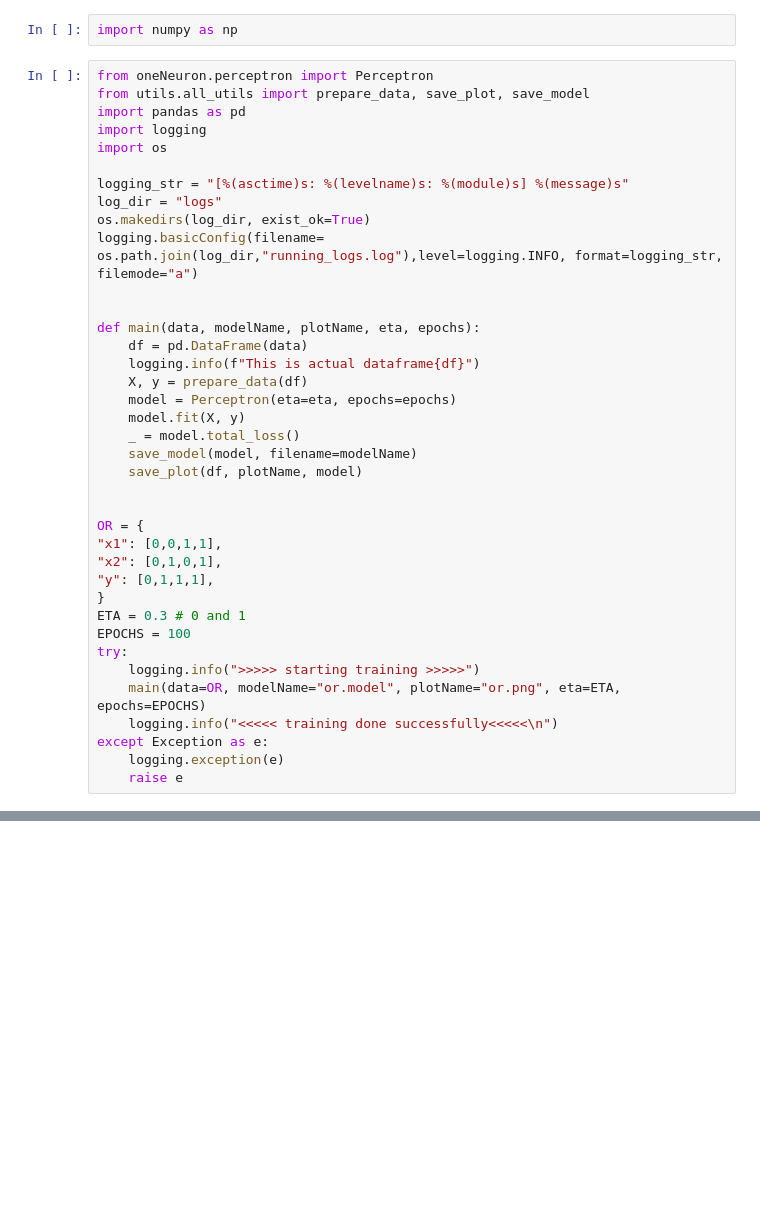
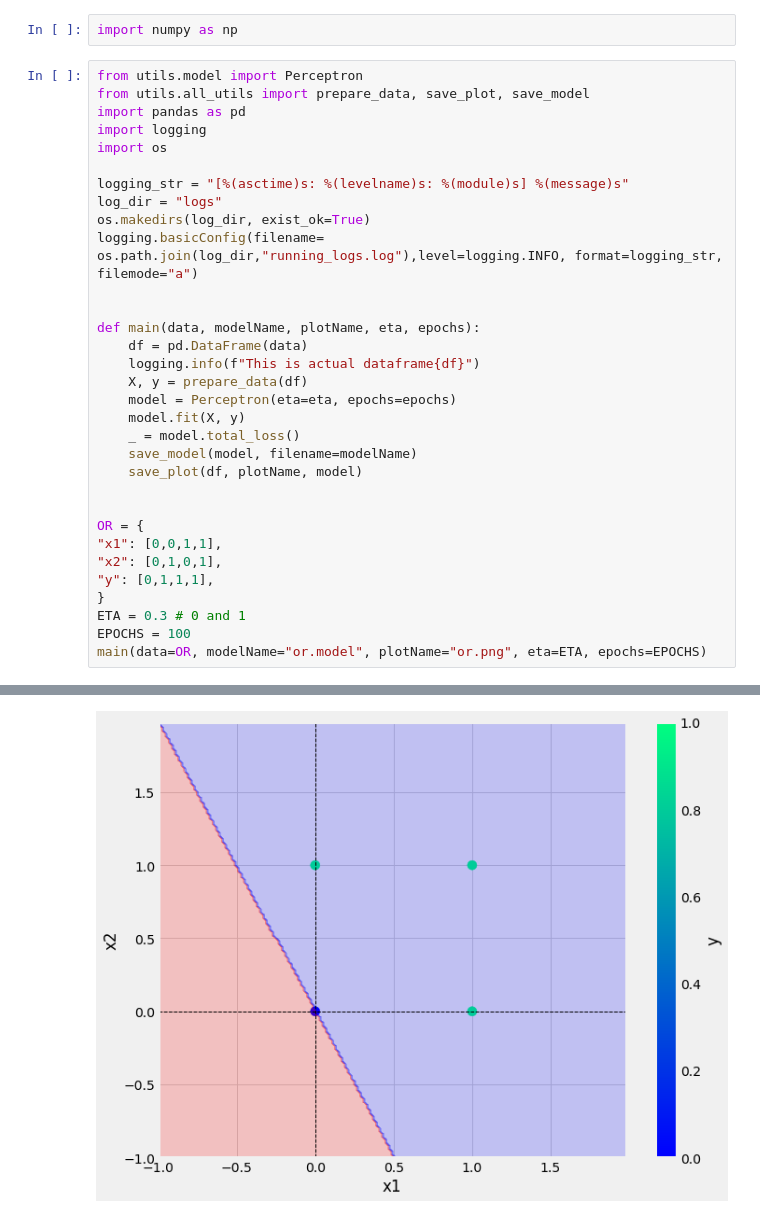
Before and after one commit to Neel-Github/oneNeuron, a Jupyter notebook: demo.ipynb, the cells around one changed output, grey strips where cells are left out. Drawn from its saved outputs; the diff is of its cells as text; blank space fills up the shorter version.

```diff
--- a/demo.ipynb
+++ b/demo.ipynb
@@ -1,7 +1,7 @@
 # %%
 import numpy as np
 # %%
-from oneNeuron.perceptron import Perceptron
+from utils.model import Perceptron
 from utils.all_utils import prepare_data, save_plot, save_model
 import pandas as pd
 import logging
@@ -31,10 +31,5 @@ OR = {
 }
 ETA = 0.3 # 0 and 1
 EPOCHS = 100
-try:
-    logging.info(">>>>> starting training >>>>>")
-    main(data=OR, modelName="or.model", plotName="or.png", eta=ETA, epochs=EPOCHS)
-    logging.info("<<<<< training done successfully<<<<<\n")
-except Exception as e:
-    logging.exception(e)
-    raise e
+main(data=OR, modelName="or.model", plotName="or.png", eta=ETA, epochs=EPOCHS)
+# %% [output]
@@ -40,0 +53 @@ except Exception as e:
+[figure, added]
```
Also changed, not shown: parts of 1 cell of this notebook.
